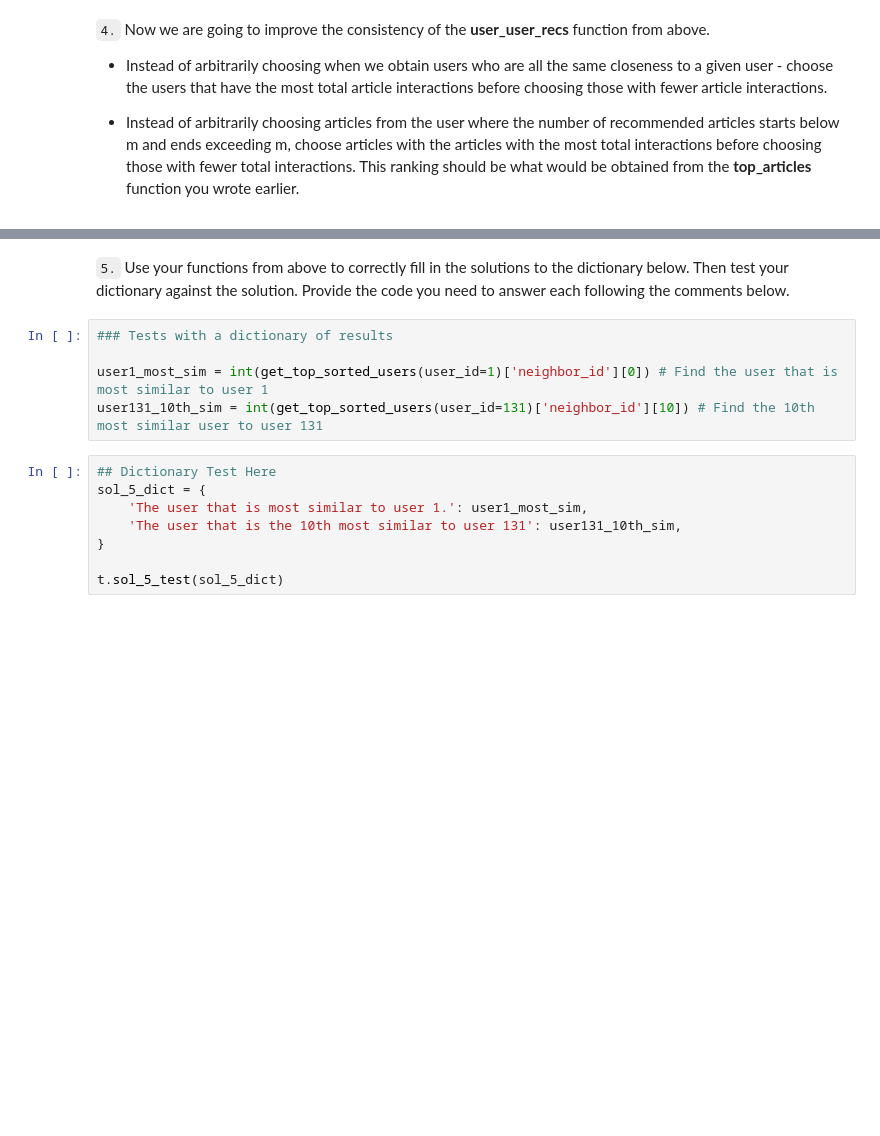
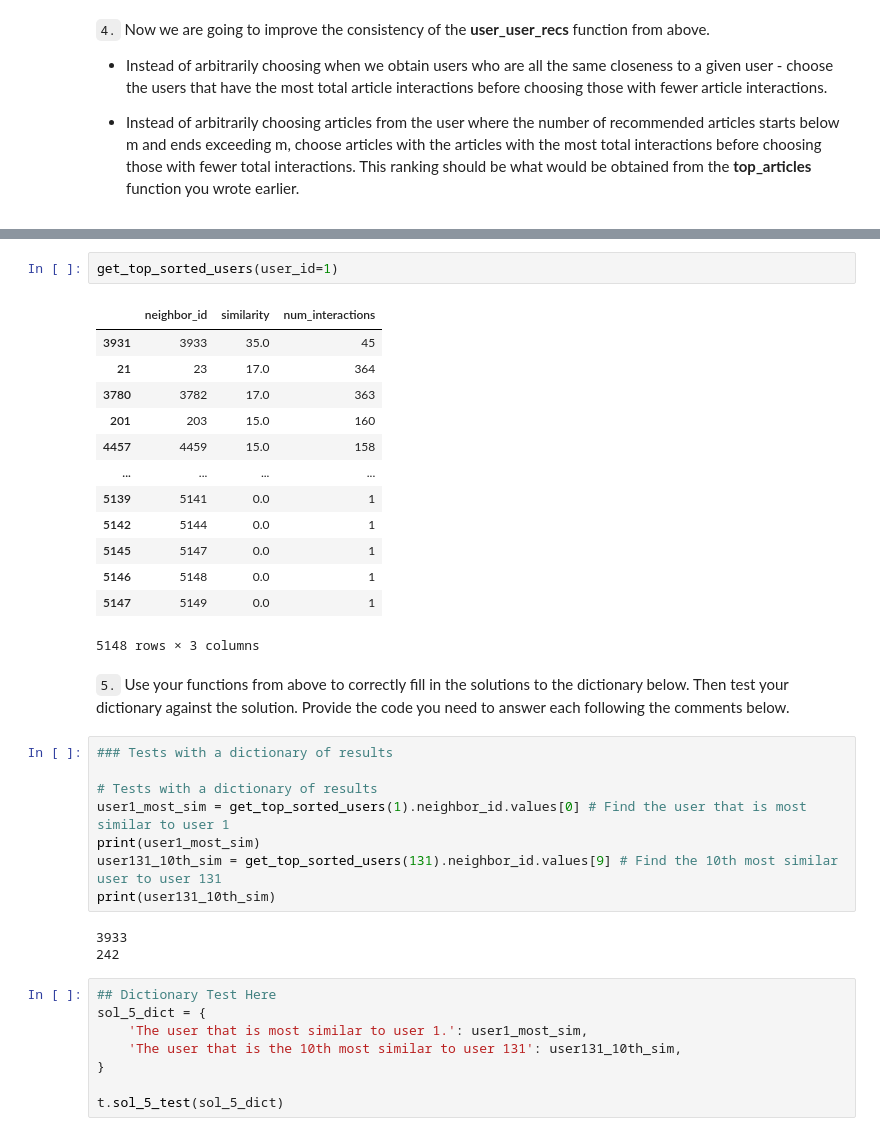
Before and after one commit to adduke/IBM-recommendation-engine, a Jupyter notebook: notebooks/Recommendations_with_IBM.ipynb, the cells around one changed output, grey strips where cells are left out. Drawn from its saved outputs; the diff is of its cells as text; blank space fills up the shorter version.

```diff
--- a/notebooks/Recommendations_with_IBM.ipynb
+++ b/notebooks/Recommendations_with_IBM.ipynb
@@ -674,10 +777,32 @@ The top 10 recommendations for user 20 are the following article names:
+# %%
+get_top_sorted_users(user_id=1)
+# %% [output]
+|  | neighbor_id | similarity | num_interactions |
+| 3931 | 3933 | 35.0 | 45 |
+| 21 | 23 | 17.0 | 364 |
+| 3780 | 3782 | 17.0 | 363 |
+| 201 | 203 | 15.0 | 160 |
+| 4457 | 4459 | 15.0 | 158 |
+| ... | ... | ... | ... |
+| 5139 | 5141 | 0.0 | 1 |
+| 5142 | 5144 | 0.0 | 1 |
+| 5145 | 5147 | 0.0 | 1 |
+| 5146 | 5148 | 0.0 | 1 |
+| 5147 | 5149 | 0.0 | 1 |
+5148 rows × 3 columns
 # %% [markdown]
 `5.` Use your functions from above to correctly fill in the solutions to the dictionary below.  Then test your dictionary against the solution.  Provide the code you need to answer each following the comments below.
 # %%
 ### Tests with a dictionary of results
 
-user1_most_sim = int(get_top_sorted_users(user_id=1)['neighbor_id'][0]) # Find the user that is most similar to user 1
-user131_10th_sim = int(get_top_sorted_users(user_id=131)['neighbor_id'][10]) # Find the 10th most similar user to user 131
+# Tests with a dictionary of results
+user1_most_sim = get_top_sorted_users(1).neighbor_id.values[0] # Find the user that is most similar to user 1
+print(user1_most_sim)
+user131_10th_sim = get_top_sorted_users(131).neighbor_id.values[9] # Find the 10th most similar user to user 131
+print(user131_10th_sim)
+# %% [output]
+3933
+242
 # %%
 ## Dictionary Test Here
 sol_5_dict = {
```
Also changed, not shown: parts of 22 cells of this notebook, 1 other file.
